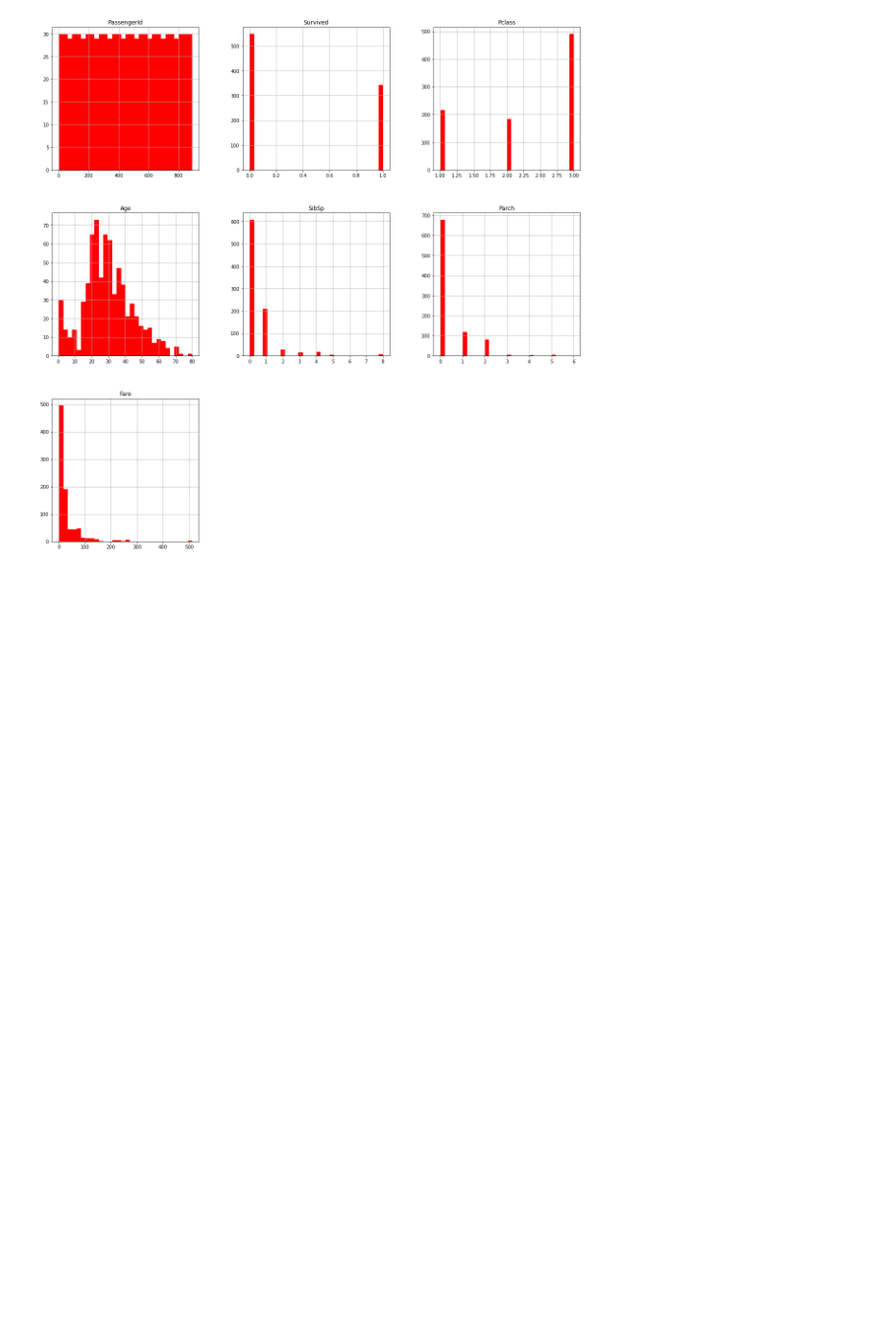
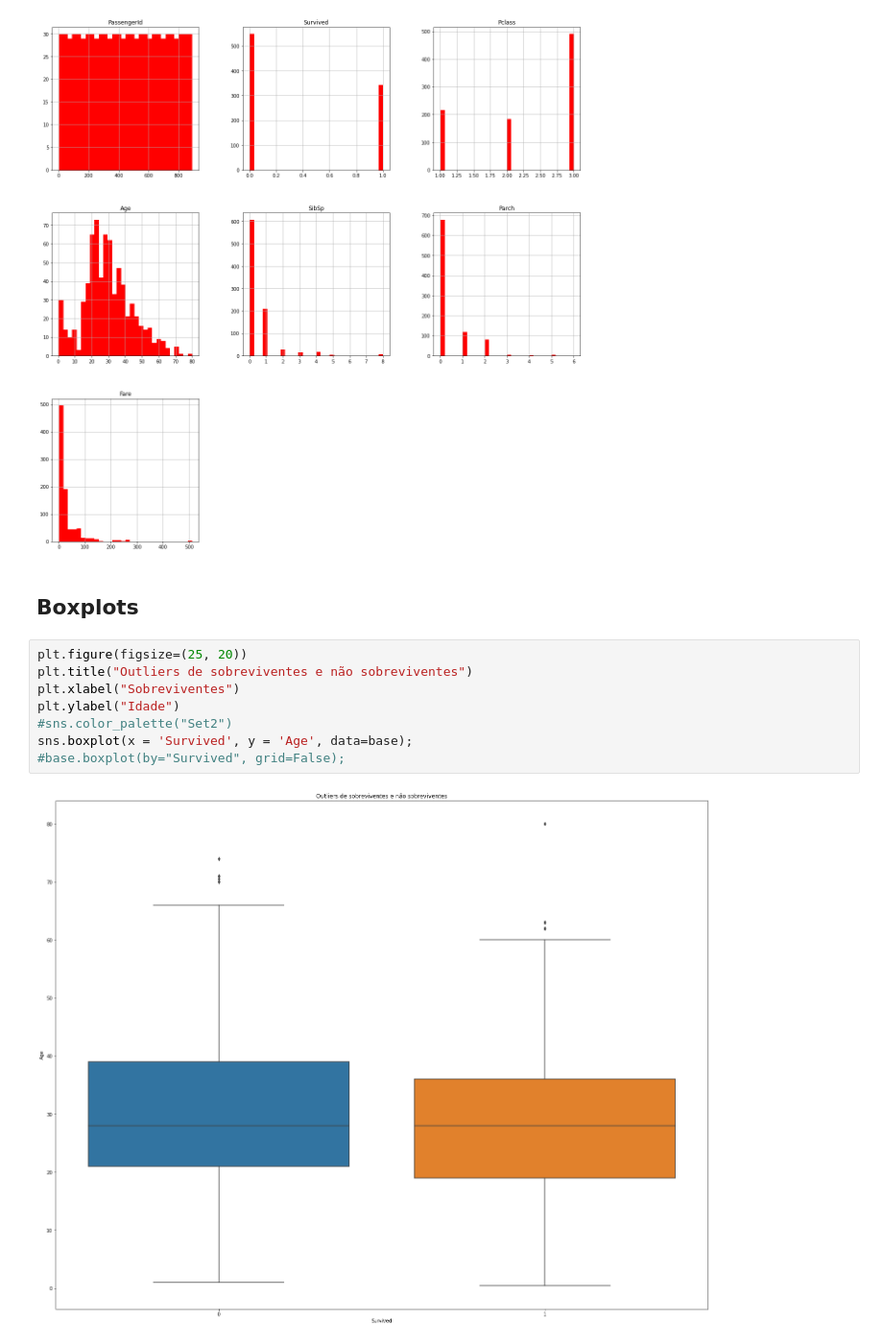
Before and after one commit to 462396942/Analise-descritiva-de-dados-titanic, a Jupyter notebook: analise-dados-titanic.ipynb, the cells around one changed output. Shown at 96% size. Drawn from its saved outputs; the diff is of its cells as text; blank space fills up the shorter version.

```diff
--- a/analise-dados-titanic.ipynb
+++ b/analise-dados-titanic.ipynb
@@ -30,3 +30,15 @@ base.hist(bins=30, figsize=(20,20), color = 'r');
 # %% [output]
 <Figure size 432x288 with 0 Axes>
 [figure]
+# %% [markdown]
+## Boxplots
+# %%
+plt.figure(figsize=(25, 20))
+plt.title("Outliers de sobreviventes e não sobreviventes")
+plt.xlabel("Sobreviventes")
+plt.ylabel("Idade")
+#sns.color_palette("Set2")
+sns.boxplot(x = 'Survived', y = 'Age', data=base);
+#base.boxplot(by="Survived", grid=False);
+# %% [output]
+[figure, added]
```
Also changed, not shown: 1 other file.
